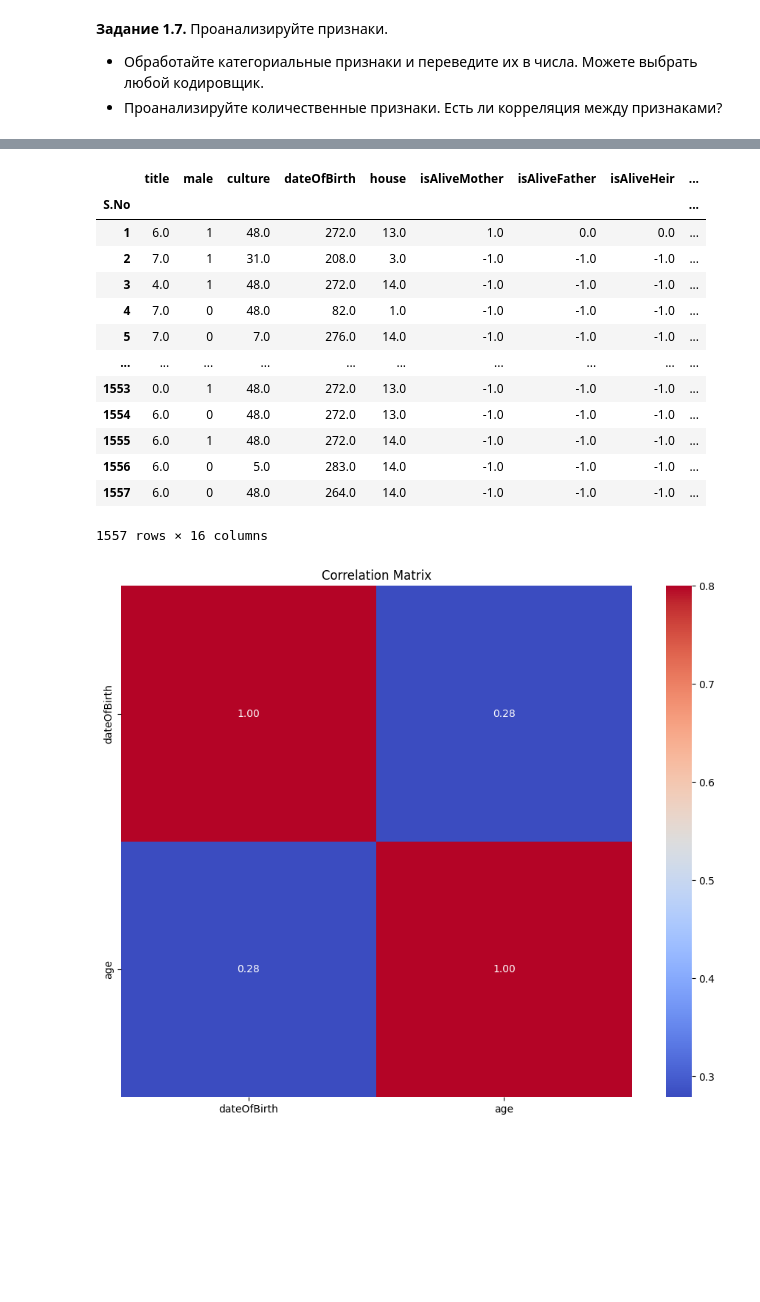
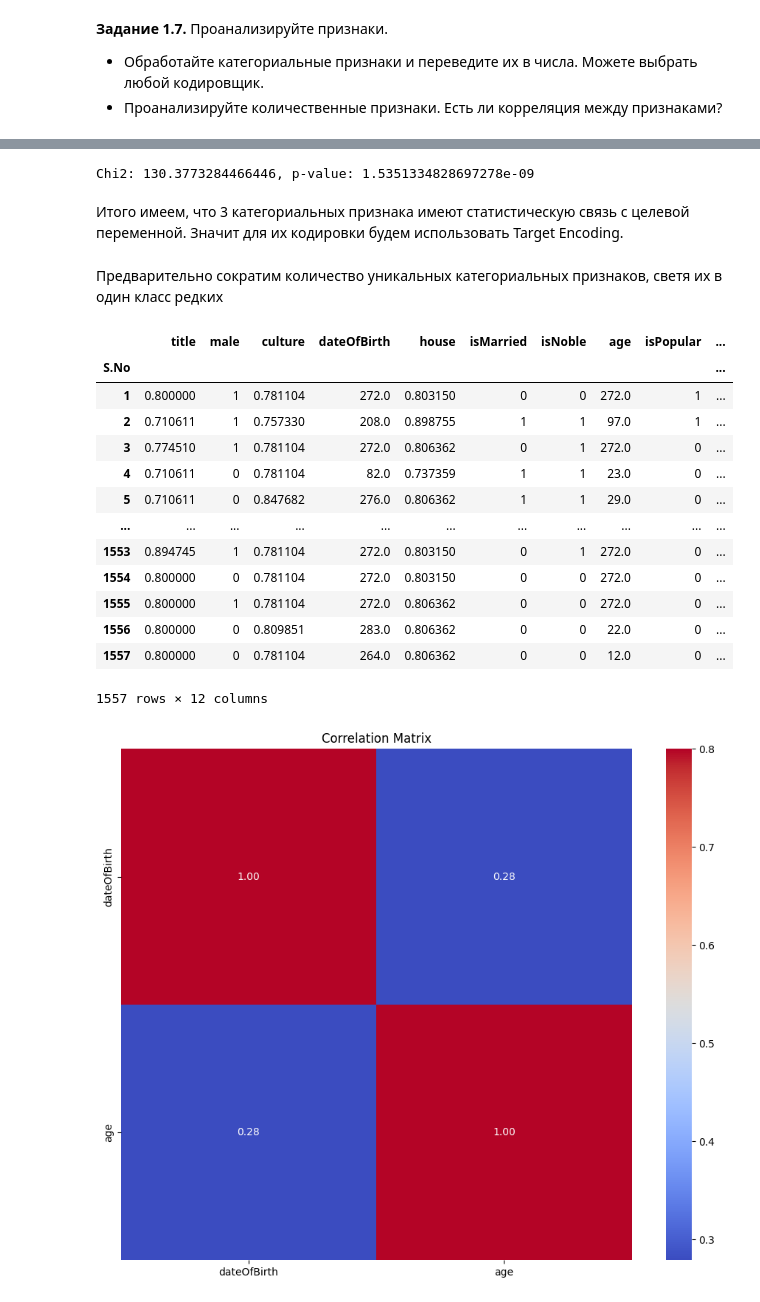
Before and after one commit to RedkinDenis/DeepLearning, a Jupyter notebook: week_01_ml_intro/Homework/hw_1_game_of_thrones.ipynb, the cells around one changed output, grey strips where cells are left out. Cells and saved outputs as stored; diff of their text form; code cells hidden in the pictures; blank space fills up the shorter version.

```diff
--- a/week_01_ml_intro/Homework/hw_1_game_of_thrones.ipynb
+++ b/week_01_ml_intro/Homework/hw_1_game_of_thrones.ipynb
@@ -265,3 +296,16 @@ plt.show()
+# %%
+# Создание таблицы сопряженности
+contingency_table = pd.crosstab(data['culture'], data['isAlive'])
+
+# Вычисление хи-квадрат
+chi2, p, dof, expected = chi2_contingency(contingency_table)
+print(f"Chi2: {chi2}, p-value: {p}")
+# %% [output]
+Chi2: 130.3773284466446, p-value: 1.5351334828697278e-09
+# %% [markdown]
+Итого имеем, что 3 категориальных признака имеют статистическую связь с целевой переменной. Значит для их кодировки будем использовать Target Encoding.
+# %% [markdown]
+Предварительно сократим количество уникальных категориальных признаков, светя их в один класс редких
 # %%
 # анализ категориальных признаков, сведение редких титулов и домов к единым классам
 def titles_houses(data):
@@ -275,42 +317,35 @@ def titles_houses(data):
 
 titles_houses(data)
 titles_houses(data_test)
-# %%
-# кодировка категориальных призанков
-
-from sklearn.preprocessing import OrdinalEncoder
-
-cat_features = ['title', 'house', 'culture']
-
-# Create a LabelEncoder object
-encoding = OrdinalEncoder(handle_unknown='use_encoded_value', unknown_value=-1)
-
-# Fit and transform the categorical data
-
-# for column in cat_features:
-data[cat_features] = encoding.fit_transform(data[cat_features])
-
-# for column in cat_features:
-data_test[cat_features] = encoding.transform(data_test[cat_features])
-
-data
-
-# data[cat_features]
-# %% [output]
-|  | title | male | culture | dateOfBirth | house | isAliveMother | isAliveFather | isAliveHeir | ... |
-| S.No |  |  |  |  |  |  |  |  | ... |
-| 1 | 6.0 | 1 | 48.0 | 272.0 | 13.0 | 1.0 | 0.0 | 0.0 | ... |
-| 2 | 7.0 | 1 | 31.0 | 208.0 | 3.0 | -1.0 | -1.0 | -1.0 | ... |
-| 3 | 4.0 | 1 | 48.0 | 272.0 | 14.0 | -1.0 | -1.0 | -1.0 | ... |
-| 4 | 7.0 | 0 | 48.0 | 82.0 | 1.0 | -1.0 | -1.0 | -1.0 | ... |
-| 5 | 7.0 | 0 | 7.0 | 276.0 | 14.0 | -1.0 | -1.0 | -1.0 | ... |
-| ... | ... | ... | ... | ... | ... | ... | ... | ... | ... |
-| 1553 | 0.0 | 1 | 48.0 | 272.0 | 13.0 | -1.0 | -1.0 | -1.0 | ... |
-| 1554 | 6.0 | 0 | 48.0 | 272.0 | 13.0 | -1.0 | -1.0 | -1.0 | ... |
-| 1555 | 6.0 | 1 | 48.0 | 272.0 | 14.0 | -1.0 | -1.0 | -1.0 | ... |
-| 1556 | 6.0 | 0 | 5.0 | 283.0 | 14.0 | -1.0 | -1.0 | -1.0 | ... |
-| 1557 | 6.0 | 0 | 48.0 | 264.0 | 14.0 | -1.0 | -1.0 | -1.0 | ... |
-1557 rows × 16 columns
+# %%
+from category_encoders import TargetEncoder
+
+# кодировка категориальных призанков
+cat_features = ['title', 'house', 'culture']
+
+encoder = TargetEncoder(cols=cat_features)
+encoder.fit(data.drop(columns=['isAlive']), data['isAlive'])
+
+data = pd.concat([encoder.transform(data.drop(columns=['isAlive'])), data['isAlive']], axis=1)
+
+data_test = encoder.transform(data_test)
+
+data
+# %% [output]
+|  | title | male | culture | dateOfBirth | house | isMarried | isNoble | age | isPopular | ... |
+| S.No |  |  |  |  |  |  |  |  |  | ... |
+| 1 | 0.800000 | 1 | 0.781104 | 272.0 | 0.803150 | 0 | 0 | 272.0 | 1 | ... |
+| 2 | 0.710611 | 1 | 0.757330 | 208.0 | 0.898755 | 1 | 1 | 97.0 | 1 | ... |
+| 3 | 0.774510 | 1 | 0.781104 | 272.0 | 0.806362 | 0 | 1 | 272.0 | 0 | ... |
+| 4 | 0.710611 | 0 | 0.781104 | 82.0 | 0.737359 | 1 | 1 | 23.0 | 0 | ... |
+| 5 | 0.710611 | 0 | 0.847682 | 276.0 | 0.806362 | 1 | 1 | 29.0 | 0 | ... |
+| ... | ... | ... | ... | ... | ... | ... | ... | ... | ... | ... |
+| 1553 | 0.894745 | 1 | 0.781104 | 272.0 | 0.803150 | 0 | 1 | 272.0 | 0 | ... |
+| 1554 | 0.800000 | 0 | 0.781104 | 272.0 | 0.803150 | 0 | 0 | 272.0 | 0 | ... |
+| 1555 | 0.800000 | 1 | 0.781104 | 272.0 | 0.806362 | 0 | 0 | 272.0 | 0 | ... |
+| 1556 | 0.800000 | 0 | 0.809851 | 283.0 | 0.806362 | 0 | 0 | 22.0 | 0 | ... |
+| 1557 | 0.800000 | 0 | 0.781104 | 264.0 | 0.806362 | 0 | 0 | 12.0 | 0 | ... |
+1557 rows × 12 columns
 # %%
 # анализ количественных призанков на предмет корелляции
 corr_mat = data[['dateOfBirth', 'age']].corr()
```
Also changed, not shown: parts of 29 cells of this notebook.
